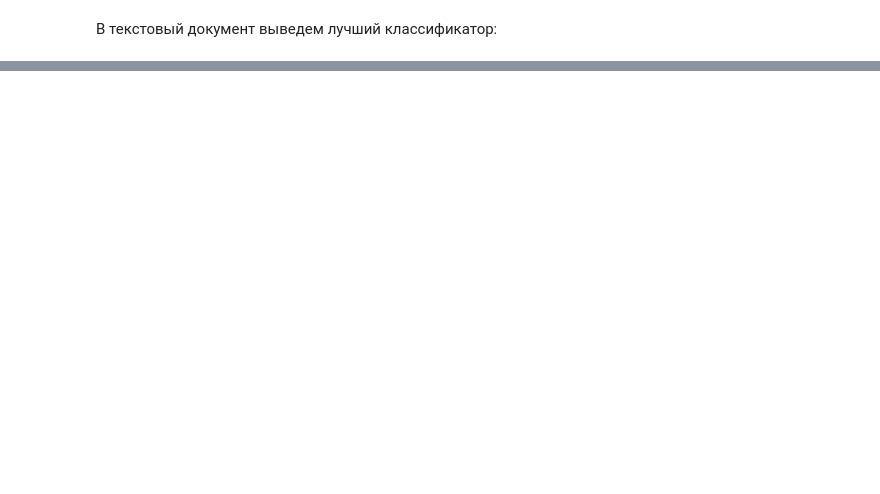
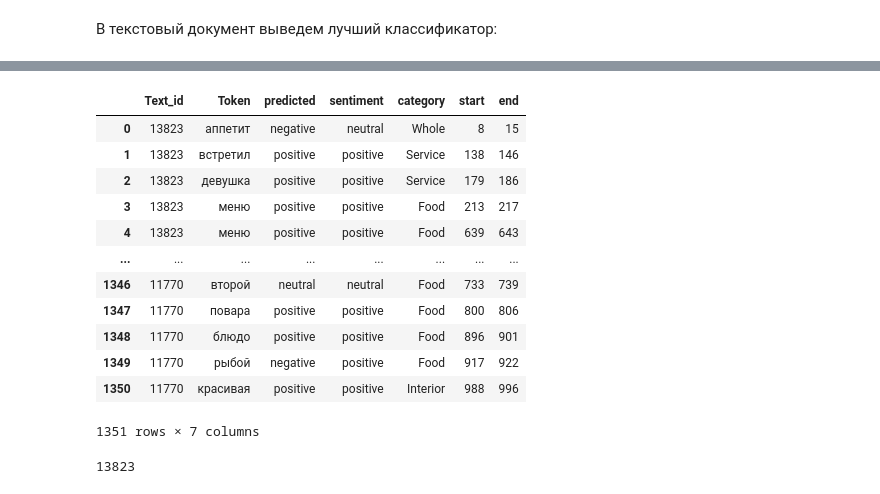
Before and after one commit to kseniakoshkina/nlp-project, a Jupyter notebook: Sentiment.ipynb, the cells around one changed output, grey strips where cells are left out. Saved outputs shown, nothing was run; the diff lists cells and outputs as text; code cells hidden in the pictures; blank space fills up the shorter version.

```diff
--- a/Sentiment.ipynb
+++ b/Sentiment.ipynb
@@ -320,2 +285,2 @@ for el in all_data_test:
 # %%
-train_data = pd.DataFrame({'Text_id':train_ids, 'Token':train_tokens, 'POS-tag':train_poses, 'Lemma':train_lemmas})
+train_data = pd.DataFrame(all_data_train, columns=['Text_id', 'Token', 'POS-tag', 'Lemma'])
@@ -771,0 +752,2 @@ test_asp_pred = pd.read_csv(
+# %%
+test_data['sentiment'] = test_data['sentiment_right']
@@ -771,0 +756,22 @@ test_asp_pred = pd.read_csv(
+# %%
+merged_data = test_data.merge(test_asp_pred)
+# %%
+merged_data
+# %% [output]
+|  | Text_id | Token | predicted | sentiment | category | start | end |
+| 0 | 13823 | аппетит | negative | neutral | Whole | 8 | 15 |
+| 1 | 13823 | встретил | positive | positive | Service | 138 | 146 |
+| 2 | 13823 | девушка | positive | positive | Service | 179 | 186 |
+| 3 | 13823 | меню | positive | positive | Food | 213 | 217 |
+| 4 | 13823 | меню | positive | positive | Food | 639 | 643 |
+| ... | ... | ... | ... | ... | ... | ... | ... |
+| 1346 | 11770 | второй | neutral | neutral | Food | 733 | 739 |
+| 1347 | 11770 | повара | positive | positive | Food | 800 | 806 |
+| 1348 | 11770 | блюдо | positive | positive | Food | 896 | 901 |
+| 1349 | 11770 | рыбой | negative | positive | Food | 917 | 922 |
+| 1350 | 11770 | красивая | positive | positive | Interior | 988 | 996 |
+1351 rows × 7 columns
+# %%
+merged_data.Text_id[0]
+# %% [output]
+13823
```
Also changed, not shown: parts of 28 cells of this notebook, 1 other file.
